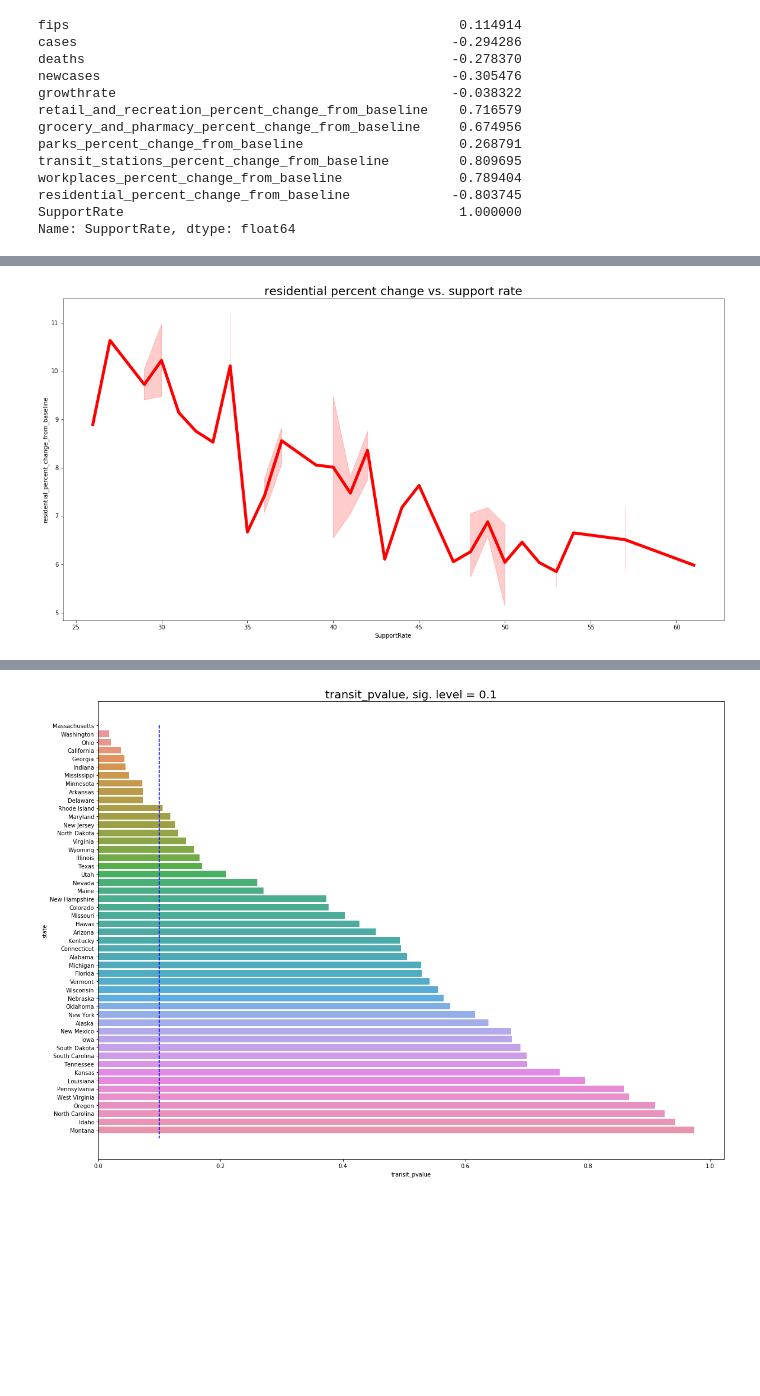
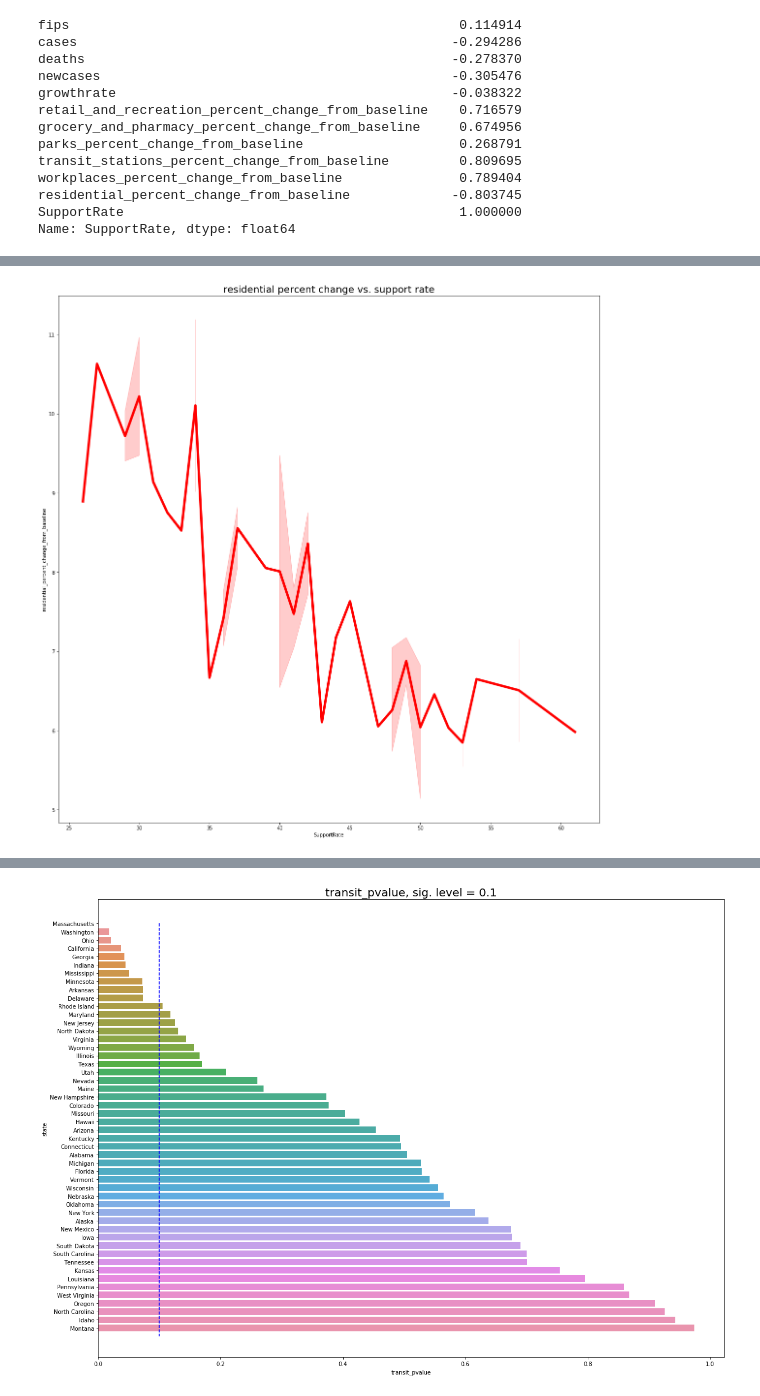
Before and after one commit to lruan001/covid19, a Jupyter notebook: State_analysis.ipynb, the cells around one changed output, grey strips where cells are left out. Cells and saved outputs as stored; diff of their text form; code cells hidden in the pictures; blank space fills up the shorter version.

```diff
--- a/State_analysis.ipynb
+++ b/State_analysis.ipynb
@@ -372,7 +334,7 @@ plt.show()
 # %%
-plt.figure(figsize=(20,10))
+plt.figure(figsize=(20,20))
 ax = sns.lineplot(y="residential_percent_change_from_baseline", x="SupportRate", lw=5, color = 'r', data=new_df3)
 plt.title('residential percent change vs. support rate', size =20)
 plt.show()
 # %% [output]
-[figure, old version]
+[figure, new version]
```
Also changed, not shown: parts of 17 cells of this notebook.
